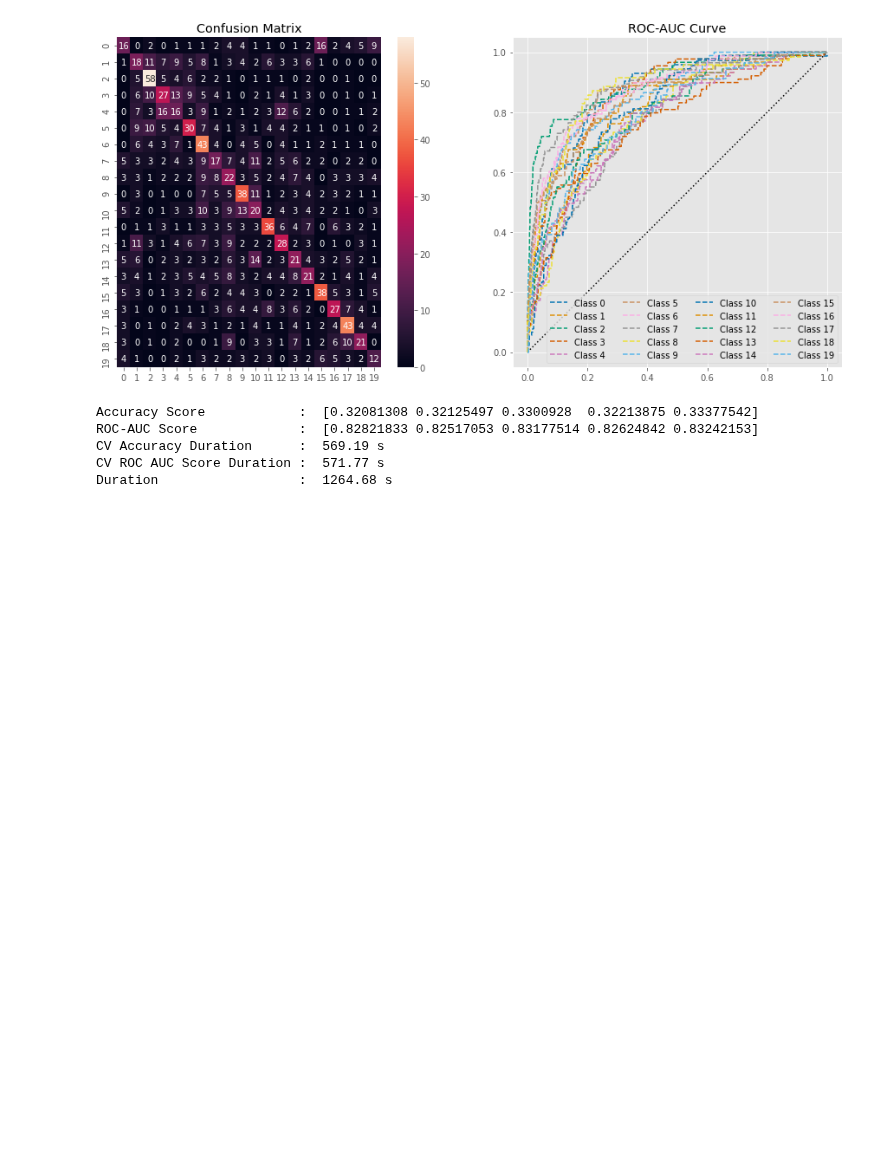
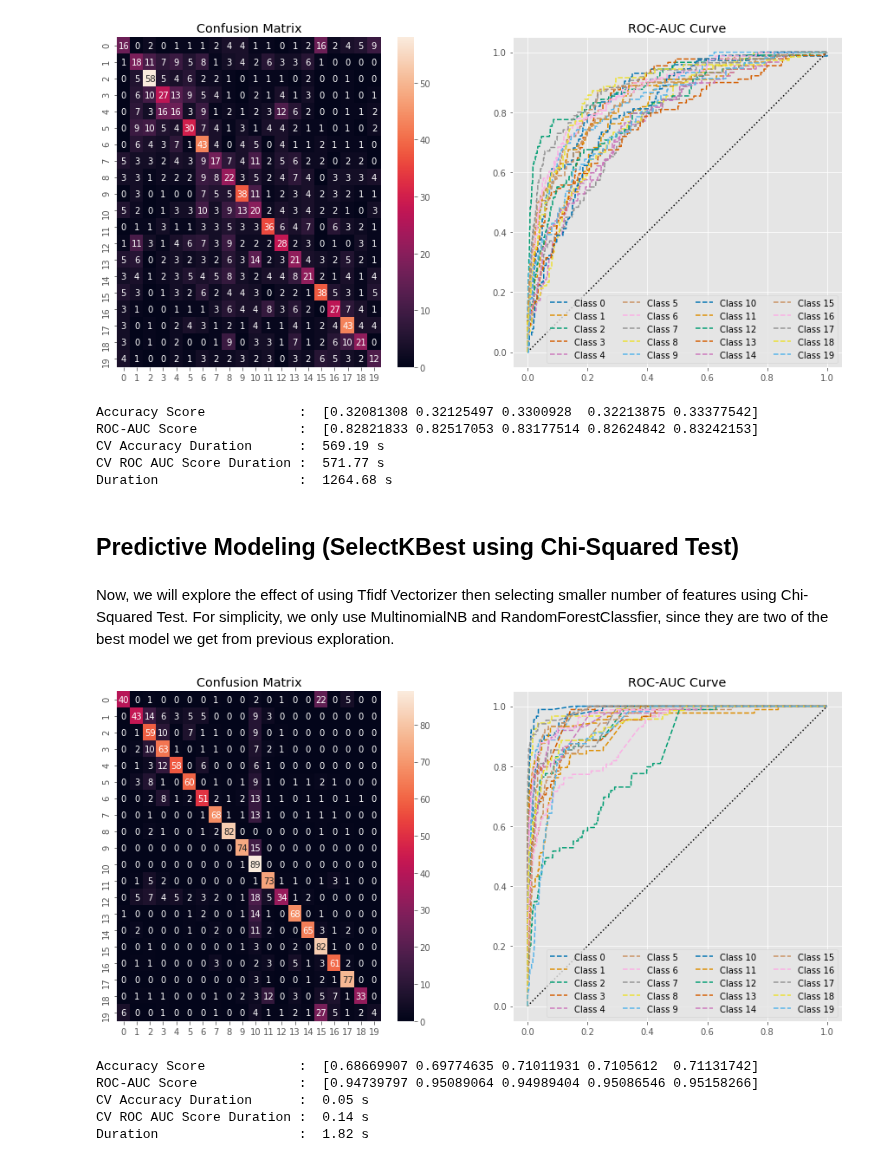
Before and after one commit to agusrichard/data-science-learning-projects, a Jupyter notebook: News Groups/20_newsgroups.ipynb, the cells around one changed output. Saved outputs shown, nothing was run; the diff lists cells and outputs as text; code cells hidden in the pictures; blank space fills up the shorter version.

Commit message:
Using SelectKBest, Improving score to 85%

```diff
--- a/News Groups/20_newsgroups.ipynb
+++ b/News Groups/20_newsgroups.ipynb
@@ -725,3 +725,24 @@ ROC-AUC Score             :  [0.82821833 0.82517053 0.83177514 0.82624842 0.8324
 CV Accuracy Duration      :  569.19 s
 CV ROC AUC Score Duration :  571.77 s
 Duration                  :  1264.68 s
+# %% [markdown]
+## Predictive Modeling (SelectKBest using Chi-Squared Test)
+# %% [markdown]
+Now, we will explore the effect of using Tfidf Vectorizer then selecting smaller number of features using Chi-Squared Test. For simplicity, we only use MultinomialNB and RandomForestClassfier, since they are two of the best model we get from previous exploration.
+# %%
+tfidf_vectorizer = TfidfVectorizer(stop_words='english')
+X_train = tfidf_vectorizer.fit_transform(train_data_cleaned)
+y_train = train_target
+# %%
+kbest = SelectKBest(chi2, k=500)
+X_train_kbest_500 = kbest.fit_transform(X_train, y_train)
+# %%
+multinomial = MultinomialNB()
+accuracy_score, ra_score, accuracy_duration, roc_auc_duration = scoring(multinomial, X_train_kbest_500, y_train)
+# %% [output]
+[figure, added]
+Accuracy Score            :  [0.68669907 0.69774635 0.71011931 0.7105612  0.71131742]
+ROC-AUC Score             :  [0.94739797 0.95089064 0.94989404 0.95086546 0.95158266]
+CV Accuracy Duration      :  0.05 s
+CV ROC AUC Score Duration :  0.14 s
+Duration                  :  1.82 s
```
Also changed, not shown: parts of 22 cells of this notebook.
